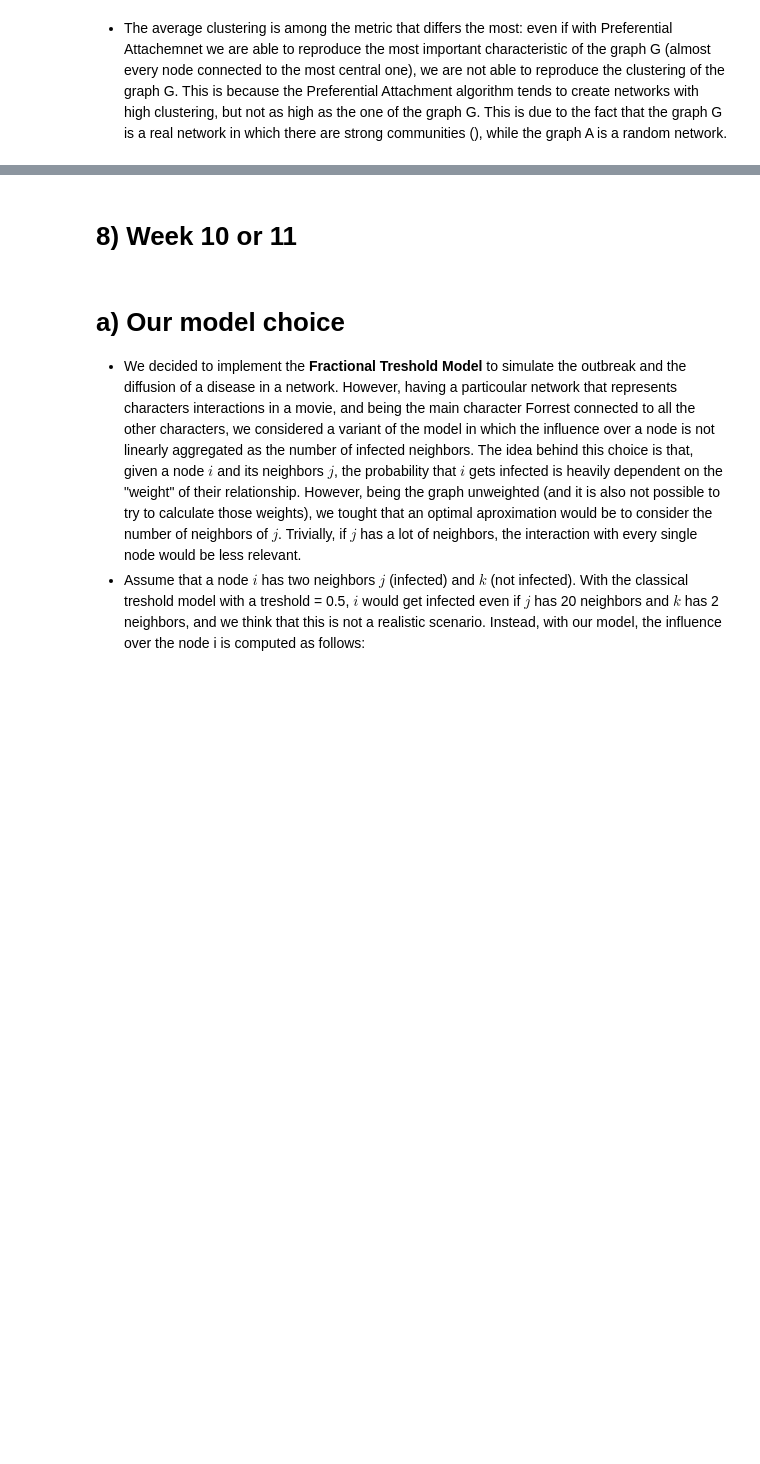
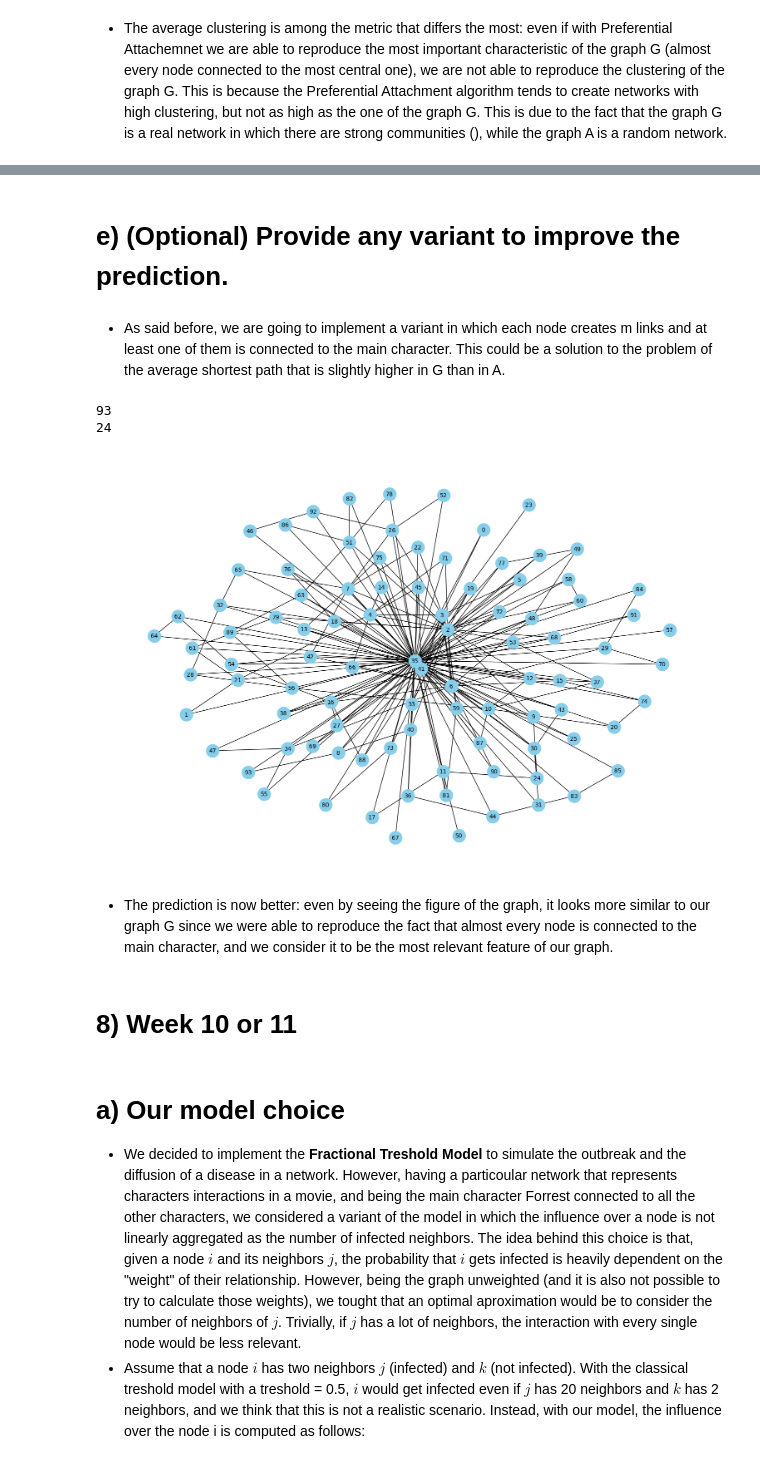
Before and after one commit to Dadd0/social-network-analysis-forrest-gump, a Jupyter notebook: forrest_gump.ipynb, the cells around one changed output, grey strips where cells are left out. Cells and saved outputs as stored; diff of their text form; code cells hidden in the pictures; blank space fills up the shorter version.

```diff
--- a/forrest_gump.ipynb
+++ b/forrest_gump.ipynb
@@ -1117,0 +1136,4 @@ Average shortest path lenght:  1.9949668268130862
+# %% [markdown]
+# e) (Optional) Provide any variant to improve the prediction.
+# %% [markdown]
+- As said before, we are going to implement a variant in which each node creates m links and at least one of them is connected to the main character. This could be a solution to the problem of the average shortest path that is slightly higher in G than in A.
@@ -1118,3 +1176,22 @@ Average shortest path lenght:  1.9949668268130862
+# %%
+A = nx.Graph()
+A.add_node(35)
+A.add_node(41)
+A.add_edge(35,41)
+variant_PA(A, 3,94)
+print(nx.degree(A, 35))
+print(nx.degree(A, 41))
+
+fig = plt.figure(figsize=(15, 10))
+pos = nx.spring_layout(A)
+nx.draw(A, pos, with_labels=True, node_size=500, node_color='skyblue', edge_color='black', linewidths=1, font_size=10)
+plt.show()
+# %% [output]
+93
+24
+[figure, added]
+# %% [markdown]
+- The prediction is now better: even by seeing the figure of the graph, it looks more similar to our graph G since we were able to reproduce the fact that almost every node is connected to the main character, and we consider it to be the most relevant feature of our graph.
 # %% [markdown]
 # 8) Week 10 or 11
 # %% [markdown]
```
Also changed, not shown: parts of 13 cells of this notebook.
